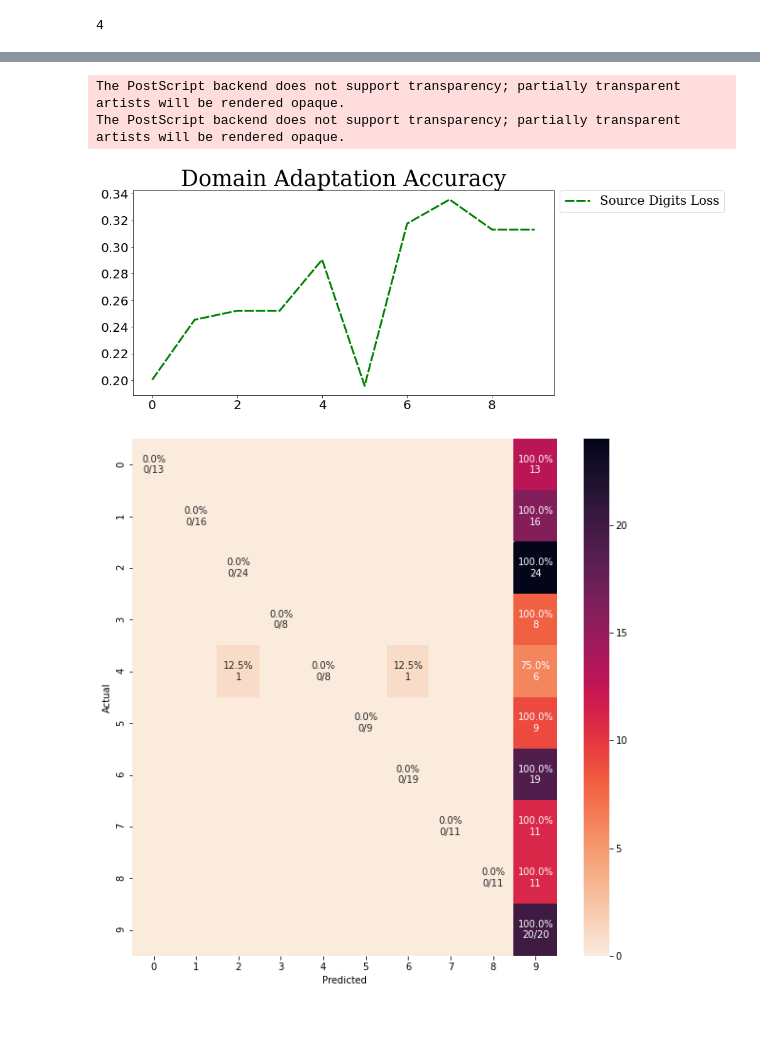
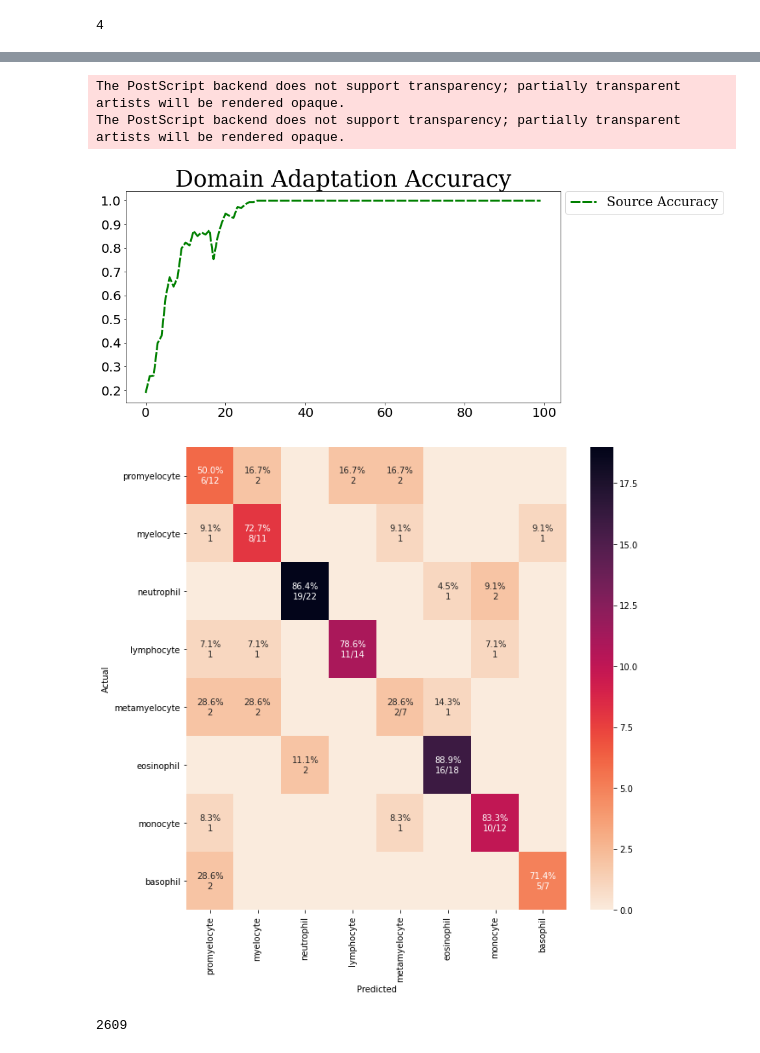
Before and after one commit to Jimut123/cellseg, a Jupyter notebook: DomainAdaptation/Smear_to_PBC_DA.ipynb, the cells around one changed output, grey strips where cells are left out. Drawn from its saved outputs; the diff is of its cells as text; code cells hidden in the pictures; blank space fills up the shorter version.

Commit message:
Domain Adaptation pipeline is ready almost, need to find a good short model, modified

```diff
--- a/DomainAdaptation/Smear_to_PBC_DA.ipynb
+++ b/DomainAdaptation/Smear_to_PBC_DA.ipynb
@@ -541,14 +546,14 @@ plt.plot(source_accuracy_list,color='green', linestyle='--', dashes=(5, 1),  lin
 plt.xticks(fontsize=20)
 plt.yticks(fontsize=20)
 
-lgd = plt.legend(['Source Digits Loss', 'Source Domain Loss', 'Target Domain Loss'],loc="lower right",
-          prop={'family':'DejaVu Serif', 'size':20}, bbox_to_anchor=(1.42, 0.86))
+lgd = plt.legend(['Source Accuracy', 'Source Domain Loss', 'Target Domain Loss'],loc="lower right",
+          prop={'family':'DejaVu Serif', 'size':20}, bbox_to_anchor=(1.39, 0.86))
 plt.savefig('da_plot_acc_history.eps',  bbox_extra_artists=(lgd,), bbox_inches='tight')
 plt.savefig('da_plot_acc_history.png',  bbox_extra_artists=(lgd,), bbox_inches='tight')
 # %% [output]
 The PostScript backend does not support transparency; partially transparent artists will be rendered opaque.
 The PostScript backend does not support transparency; partially transparent artists will be rendered opaque.
-[figure, old version]
+[figure, new version]
 # %%
 from tqdm import tqdm
 
@@ -597,32 +602,43 @@ def cm_analysis(y_true, y_pred, labels, ymap=None, figsize=(10,10)):
     annot = np.empty_like(cm).astype(str)
     nrows, ncols = cm.shape
     for i in range(nrows):
         for j in range(ncols):
             c = cm[i, j]
             p = cm_perc[i, j]
             if i == j:
                 s = cm_sum[i]
                 annot[i, j] = '%.1f%%\n%d/%d' % (p, c, s)
             elif c == 0:
                 annot[i, j] = ''
             else:
                 annot[i, j] = '%.1f%%\n%d' % (p, c)
     cm = pd.DataFrame(cm, index=labels, columns=labels)
     cm.index.name = 'Actual'
     cm.columns.name = 'Predicted'
     fig, ax = plt.subplots(figsize=figsize)
     sns.heatmap(cm, annot=annot, fmt='', ax=ax, cmap='rocket_r')
     #plt.savefig(filename)
     plt.savefig('confusion_matrix_smear_da_100e.png')
     plt.savefig('confusion_matrix_smear_da_100e.eps')
     plt.show()
 
-cm_analysis(smear_actual_list, smear_pred_list, [i for i in range(10)] , ymap=None, figsize=(10,10))
+cm_analysis(smear_actual_list, smear_pred_list, [i for i in range(8)] , ymap=rev_index, figsize=(10,10))
 
 
 # with open('report_smear_da_100e.txt', 'w') as f:
 #     sys.stdout = f # Change the standard output to the file we created.
 #     print(report)
 #     #sys.stdout = original_stdout # Reset the standard output to its original value
 # %% [output]
-[figure, old version]
+[figure, new version]
+# %%
+from tqdm import tqdm
+
+pbc_pred_list = []
+pbc_actual_list = []
+print(len(x_target_test))
+for image, y_act in tqdm(zip(x_target_test, y_target_test)):
+    pbc_pred_list.append(np.argmax(model.predict(image[np.newaxis,...])[0]))
+    pbc_actual_list.append(y_act)
+# %% [output]
+2609
```
Also changed, not shown: parts of 17 cells of this notebook.
